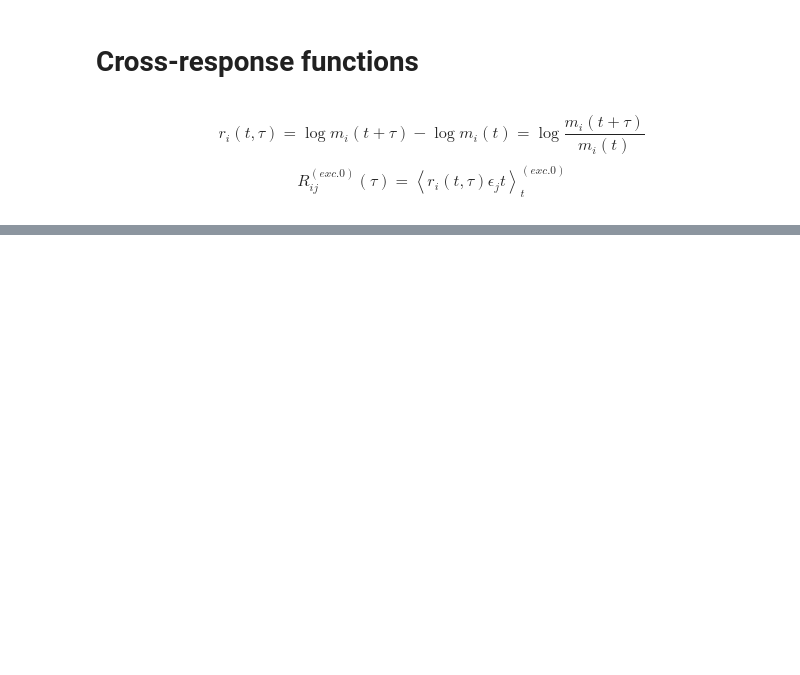
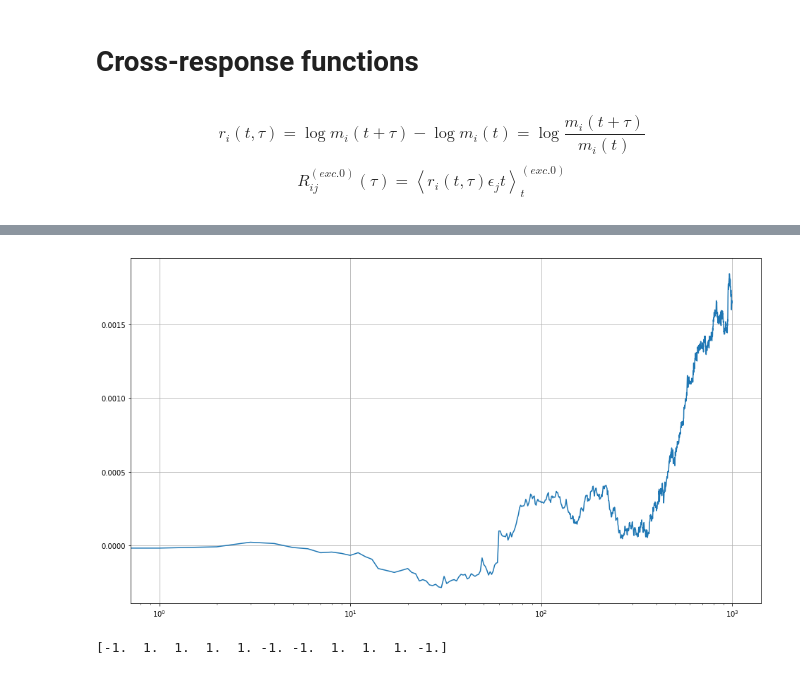
Before and after one commit to juanhenao21/financial_response_spread_year, a Jupyter notebook: Cross_response_individual_stock/Algorithms/cross_response_functions.ipynb, the cells around one changed output, grey strips where cells are left out. Cells and saved outputs as stored; diff of their text form; code cells hidden in the pictures; blank space fills up the shorter version.

Commit message:
Cross response almos working, fixing some problems with midpoint_plot

```diff
--- a/Cross_response_individual_stock/Algorithms/cross_response_functions.ipynb
+++ b/Cross_response_individual_stock/Algorithms/cross_response_functions.ipynb
@@ -25,14 +36,14 @@ time = pickle.load(open('../Data/midpoint_data/time.pickl', 'rb'))
 # %%
-cross_response_tau = np.ones(1000)
-trade_sign_j_ = trade_sign_j[trade_sign_j != 0]
-log_return_i = 0. * time
-tau_idx = 0
-tau_val = 1000
+for tau in range(1000):
 
-for t_idx in range(0, len(time), tau_val):
-    if (t_idx + tau_val < len(time)):
-        log_return_i[t_idx] = np.log(midpoint_i[t_idx + tau_val] / midpoint_i[t_idx])
+    _log_return_i = 0. * time_sec
 
-#log_return_i_ = log_return_i[trade_sign_j != 0]
+    for t_idx in range(len(time_sec)):
+        if (t_idx + tau < len(time_sec)):
+            _log_return_i[t_idx] = np.log(midpoint_i_sec[t_idx + tau] / midpoint_i_sec[t_idx])
 
-cross_response_tau[tau_idx] = np.mean(log_return_i_ * trade_sign_j_)
+    log_return_i_ = _log_return_i[_trade_sign_j_sec != 0]
+
+    #print(log_return_i_ * )
+
+    cross_response_tau[tau] = np.mean(log_return_i_ * trade_sign_j_sec)
@@ -84,15 +49,0 @@ for i in trade_sign_j_ :
-# %%
-cross_response_tau = np.ones(1000)
-trade_sign_j_ = trade_sign_j[trade_sign_j != 0]
-
-for tau_idx, tau_val in enumerate(range(1000, 1000000, 1000)):
-    log_return_i = 0. * time
-
-    for t_idx in range(0, len(time), tau_val):
-        if (t_idx + tau_val < len(time)):
-            log_return_i[t_idx] = np.log(midpoint_i[t_idx + tau_val] / midpoint_i[t_idx])
-
-
-    log_return_i_ = log_return_i[trade_sign_j != 0]
-
-    cross_response_tau[tau_idx] = np.mean(log_return_i_ * trade_sign_j_)
@@ -109,0 +50,11 @@ np.mean(a * b)
+# %%
+plt.figure(figsize=(16,9))
+
+plt.semilogx(cross_response_tau)
+plt.grid(True)
+# %% [output]
+[figure, added]
+# %%
+print(trade_sign_j_sec)
+# %% [output]
+[-1.  1.  1.  1.  1. -1. -1.  1.  1.  1. -1.]
```
Also changed, not shown: parts of 12 cells of this notebook, 1 other file.
